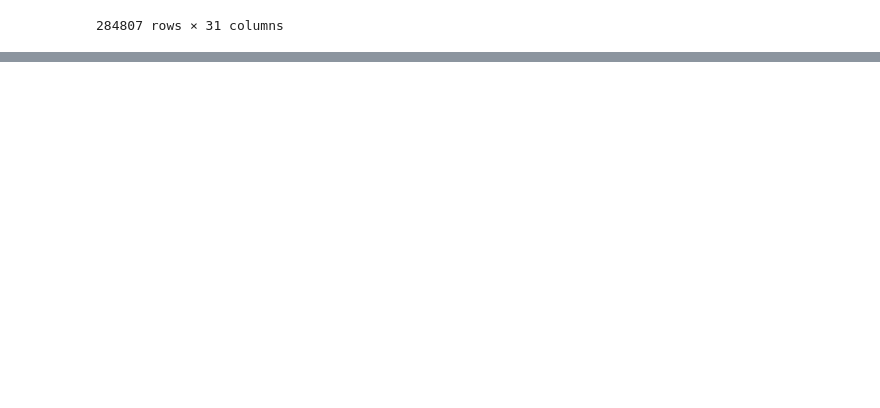
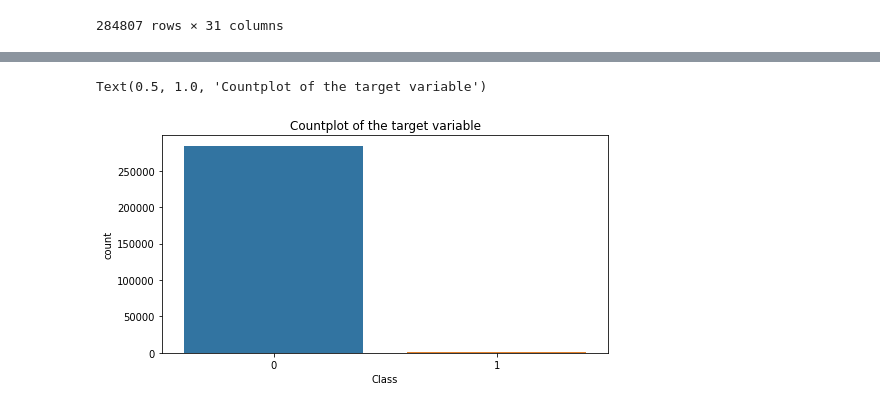
Before and after one commit to massinoLight/tp_AlgoBD, a Jupyter notebook: Tp3_AlgoBD.ipynb, the cells around one changed output, grey strips where cells are left out. Cells and saved outputs as stored; diff of their text form; code cells hidden in the pictures; blank space fills up the shorter version.

```diff
--- a/Tp3_AlgoBD.ipynb
+++ b/Tp3_AlgoBD.ipynb
@@ -309,0 +366,7 @@ ceditcard
+# %%
+plt.figure(figsize=(8,4))
+sns.countplot(ceditcard["Class"])
+plt.title("Countplot of the target variable")
+# %% [output]
+Text(0.5, 1.0, 'Countplot of the target variable')
+[figure, added]
```
Also changed, not shown: parts of 18 cells of this notebook.
